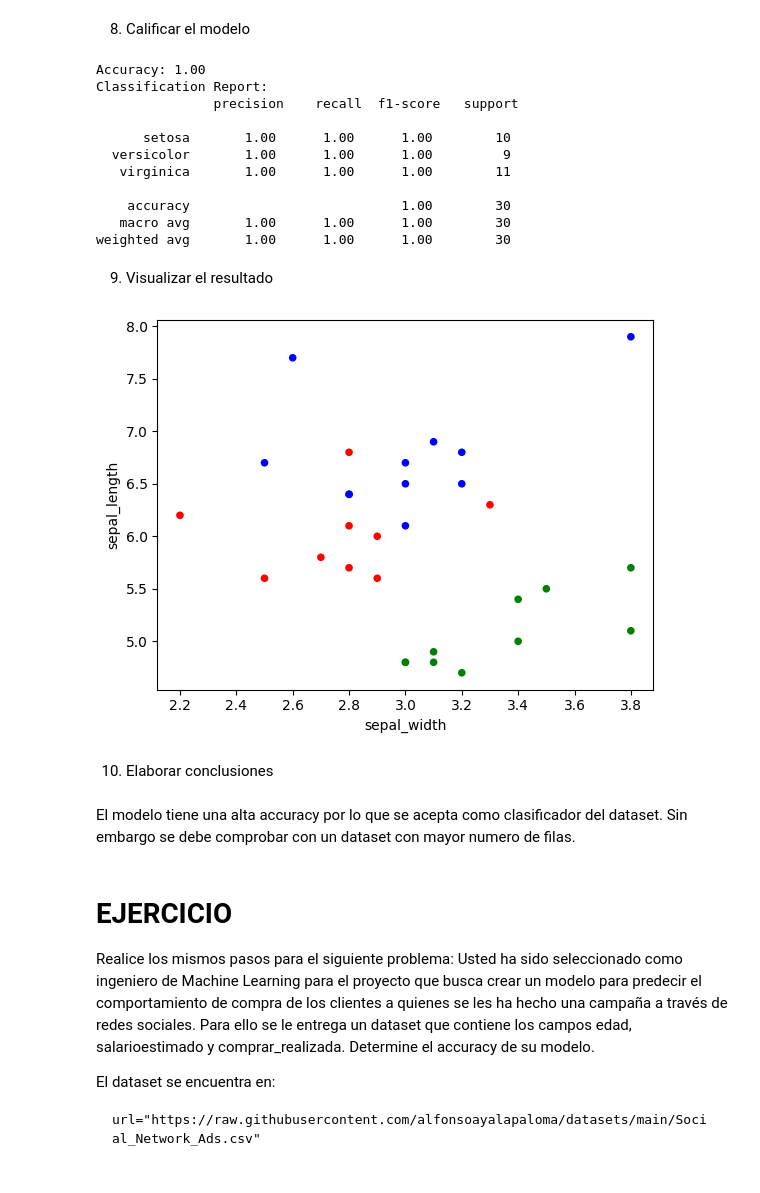
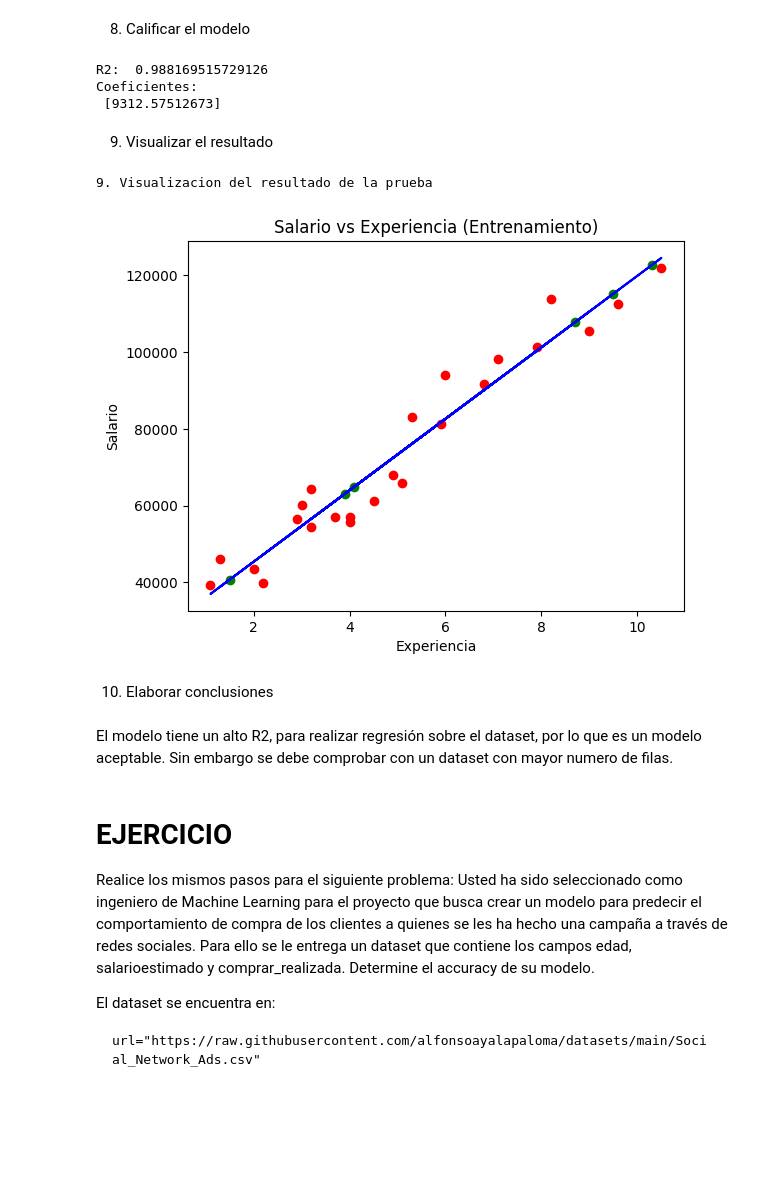
Before and after one commit to alfonsoayalapaloma/machine-learning, a Jupyter notebook: ml_02_linear-regression_salary.ipynb, the cells around one changed output. Drawn from its saved outputs; the diff is of its cells as text; code cells hidden in the pictures; blank space fills up the shorter version.

```diff
--- a/ml_02_linear-regression_salary.ipynb
+++ b/ml_02_linear-regression_salary.ipynb
@@ -83,3 +72,9 @@ y = iris[ target_col ]
+# %%
+numeric_cols=["YearsExperience"]
+target_col="Salary"
+
+X = df[ numeric_cols ]
+y = df[ target_col ]
 # %% [markdown]
 5. Partir el dataset en train y test
 # %%
@@ -97,8 +101,2 @@ y_test (30,)
 # %% [markdown]
 6. Crear y Entrenar (Ajustar) el modelo.
-# %%
-# Initialize the classifier
-clf = RandomForestClassifier(n_estimators=100, random_state=42)
-
-# Train the classifier
-clf.fit(X_train, y_train)
@@ -106,0 +103,5 @@ RandomForestClassifier(random_state=42)
+# %%
+print("Entrenando el modelo.")
+from sklearn.linear_model import LinearRegression
+regressor = LinearRegression()
+regressor.fit(X_train, y_train)
@@ -132,41 +113,37 @@ Name: species, dtype: object
+# %%
+y_pred = regressor.predict(X_test)
+dataset = pd.DataFrame(data=X_test, columns=['YearsExperience'])
+dataset["PREDICCION_Salary"]=list(y_pred)
 # %% [markdown]
 8. Calificar el modelo
-# %%
-# Calculate accuracy
-accuracy = accuracy_score(y_test, y_pred)
-print(f"Accuracy: {accuracy:.2f}")
-
-# Print classification report
-report = classification_report(y_test, y_pred, target_names=target_names)
-print("Classification Report:\n", report)
-# %% [output]
-Accuracy: 1.00
-Classification Report:
-               precision    recall  f1-score   support
-
-      setosa       1.00      1.00      1.00        10
-  versicolor       1.00      1.00      1.00         9
-   virginica       1.00      1.00      1.00        11
-
-    accuracy                           1.00        30
-   macro avg       1.00      1.00      1.00        30
-weighted avg       1.00      1.00      1.00        30
+# %%
+# Print out the statistics
+from sklearn.metrics import r2_score
+print("R2: ", r2_score(y_test, y_pred))
+print("Coeficientes: \n", regressor.coef_)
+# %% [output]
+R2:  0.988169515729126
+Coeficientes:
+ [9312.57512673]
 # %% [markdown]
 9. Visualizar el resultado
-# %%
-combined_df =X_test.copy()
-combined_df['y_pred'] = y_pred
-combined_df['y_test'] = y_test
-
-colors = {"versicolor":"red","setosa":"green","virginica":"blue"}
-combined_df['colors'] = combined_df['y_pred'].map(colors)
-combined_df.plot.scatter(x='sepal_width', y='sepal_length', color=combined_df['colors']);
-# %% [output]
-[figure, removed]
+# %%
+# 9. Visualizar el resultado de la prueba
+print("9. Visualizacion del resultado de la prueba")
+plt.scatter(X_train, y_train, color = 'red')
+plt.plot(X_train, regressor.predict(X_train), color = 'blue')
+plt.scatter(X_test, y_pred, color = 'green')
+plt.title('Salario vs Experiencia (Entrenamiento)')
+plt.xlabel('Experiencia')
+plt.ylabel('Salario')
+plt.show()
+# %% [output]
+9. Visualizacion del resultado de la prueba
+[figure, added]
 # %% [markdown]
 10. Elaborar conclusiones
 # %% [markdown]
-El modelo tiene una alta accuracy por lo que se acepta como clasificador del dataset. Sin embargo se debe comprobar con un dataset con mayor numero de filas.
+El modelo tiene un alto R2, para realizar regresión sobre el dataset, por lo que es un modelo aceptable. Sin embargo se debe comprobar con un dataset con mayor numero de filas.
 # %% [markdown]
 # EJERCICIO
 Realice los mismos pasos para el siguiente problema: Usted ha sido seleccionado como ingeniero de Machine Learning para el proyecto que busca crear un modelo para predecir el comportamiento de compra de los clientes a quienes se les ha hecho una campaña a través de redes sociales. Para ello se le entrega un dataset que contiene los campos edad, salarioestimado y comprar_realizada.
```
Also changed, not shown: parts of 13 cells of this notebook.
